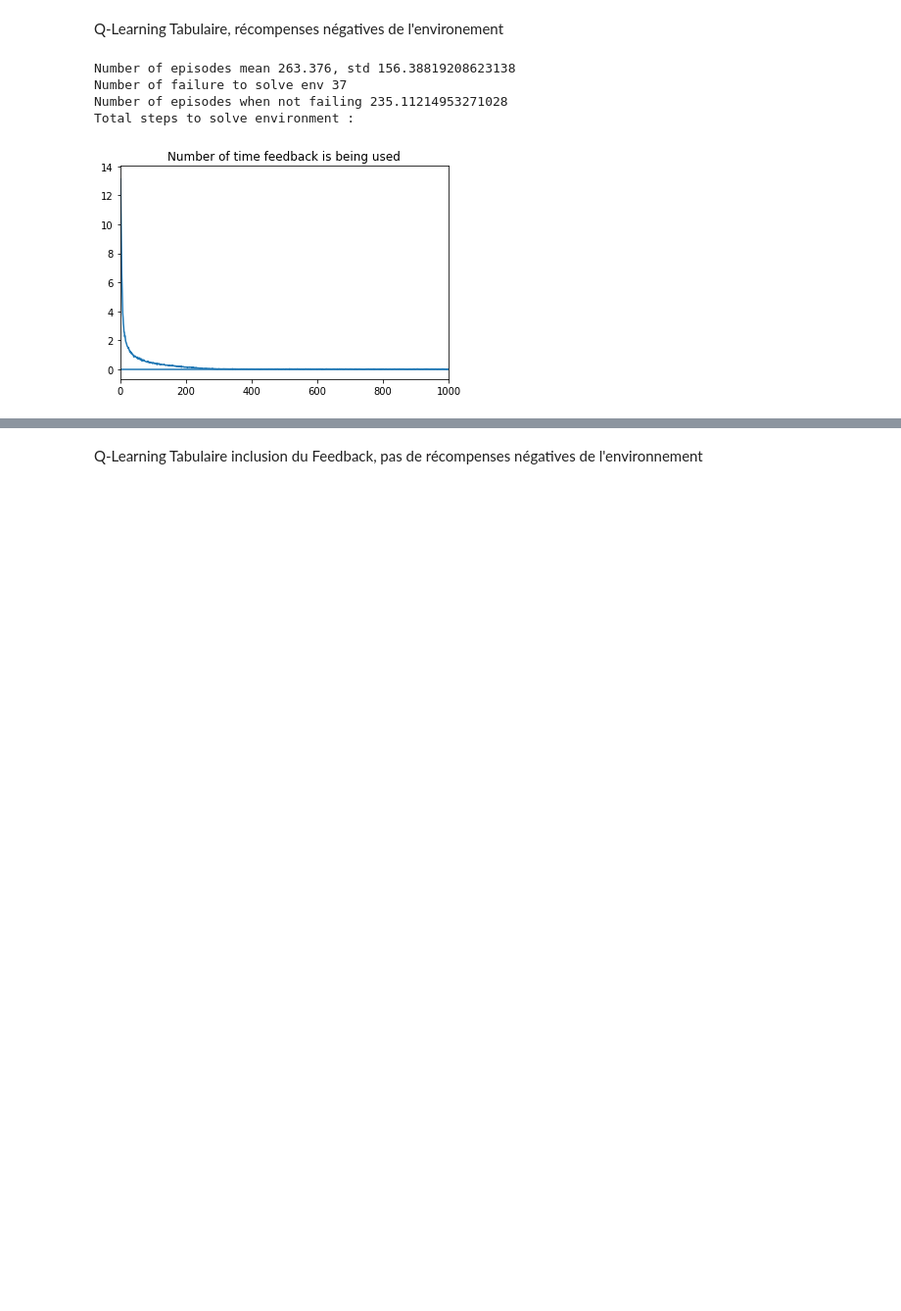
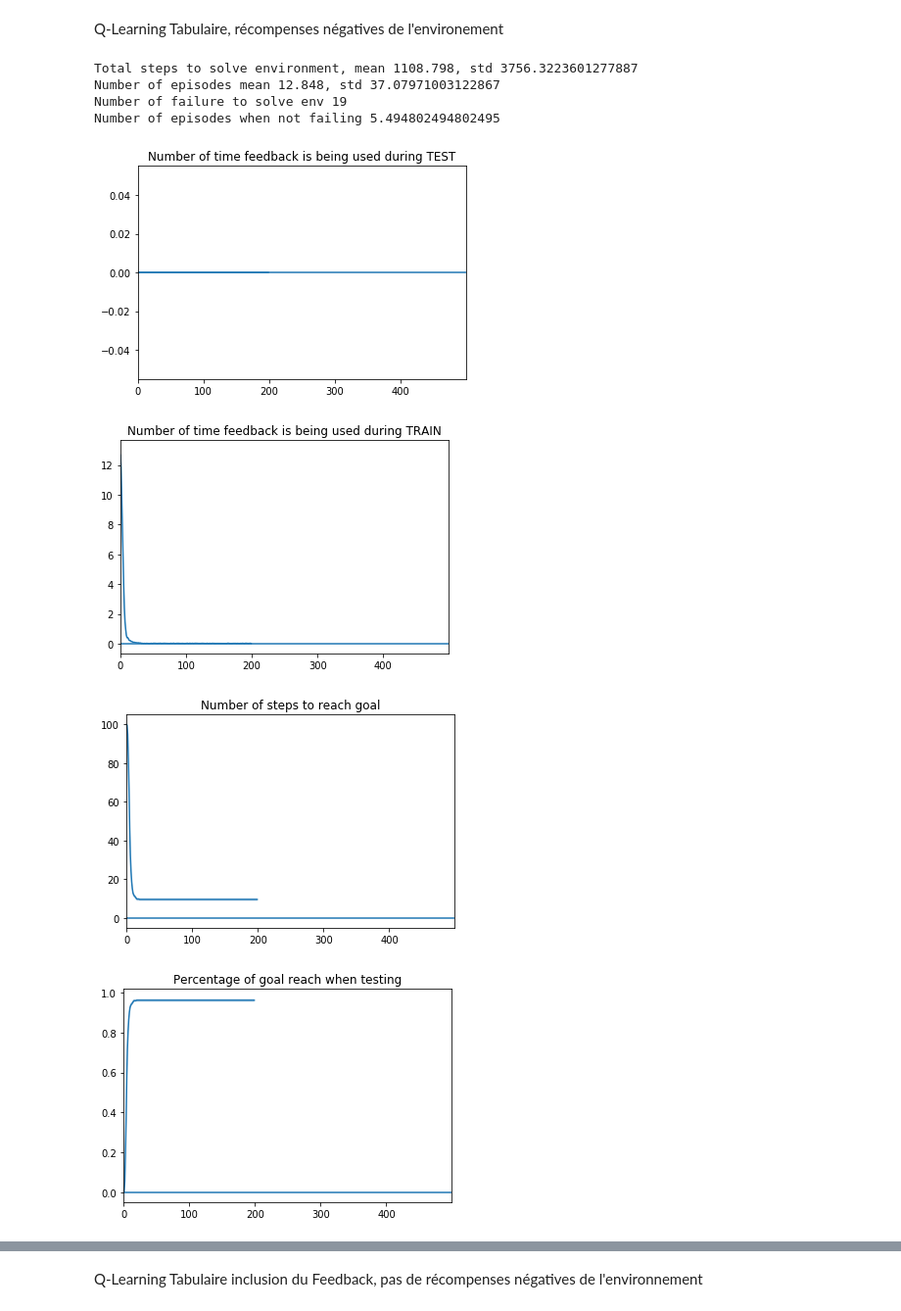
Before and after one commit to Mathieu-Seurin/safe_frozen_lake, a Jupyter notebook: test_safe.ipynb, the cells around one changed output, grey strips where cells are left out. Shown: that part at 98% size. Saved outputs shown, nothing was run; the diff lists cells and outputs as text; code cells hidden in the pictures; blank space fills up the shorter version.

```diff
--- a/test_safe.ipynb
+++ b/test_safe.ipynb
@@ -88,9 +83,12 @@ def run_expe(create_algo, game, max_ep, n_tests=5, percentage_to_success=0.9, ve
     algo = create_algo()
 
     total_training_steps = 0
-    total_feedback_list = []
+    total_feedback_list_train = []
+    total_feedback_list_test = []
     percentage_goal_reach_list = []
     num_steps_list = []
+
+
 
     for ep in range(max_ep):
 
@@ -101,7 +99,7 @@ def run_expe(create_algo, game, max_ep, n_tests=5, percentage_to_success=0.9, ve
         # Init information to save per episode
         cumul_reward = 0
         num_steps_this_ep = 0
-        num_feedback_this_ep = 0
+        feedback_train_this_ep = 0
 
         while not done:
 
@@ -112,19 +110,25 @@ def run_expe(create_algo, game, max_ep, n_tests=5, percentage_to_success=0.9, ve
             cumul_reward += reward
             state = next_state
             num_steps_this_ep += 1
+            feedback_train_this_ep += next_state['gave_feedback']
 
+            # if next_state['gave_feedback']:
+            #     print("fais pas ça petit con")
 
         total_training_steps += num_steps_this_ep
         if reward == 1:
             first_ep_where_goal_is_reached = min(first_ep_where_goal_is_reached, ep)
 
         if verbose:
-            print("End of ep #{:05d} in {:03d} steps, cumul_reward = {}".format(ep,  num_steps_this_ep, cumul_reward))
+            print("End of ep #{:05d} in {:03d} steps, cumul_reward = {}, current_eps = {}".format(
+                    ep,  num_steps_this_ep, cumul_reward, algo.current_eps))
 
+
+        total_feedback_list_train.append(feedback_train_this_ep)
 
         count_optimal_policy, count_goal_reach, n_feedback, num_steps = test_algo(algo, game, repeat=n_tests)
 
-        total_feedback_list.append(n_feedback)
+        total_feedback_list_test.append(n_feedback)
         percentage_goal_reach_list.append(count_goal_reach / n_tests)
         num_steps_list.append(num_steps)
 
@@ -134,9 +138,10 @@ def run_expe(create_algo, game, max_ep, n_tests=5, percentage_to_success=0.9, ve
     run_info = dict()
     run_info['episode_first_success'] = first_ep_where_goal_is_reached
     run_info['last_ep_number'] = ep
-    run_info['last_ep_timestep'] = num_steps_this_ep
+    run_info['final_epsilon'] = algo.current_eps
     run_info['total_training_steps'] = total_training_steps
-    run_info['feedback_number_list'] = total_feedback_list
+    run_info['feedback_number_test_list'] = total_feedback_list_test
+    run_info['feedback_number_train_list'] = total_feedback_list_train
     run_info['num_steps_list'] = num_steps_list
     run_info['percentage_goal_reach_list'] = percentage_goal_reach_list
 
@@ -227,14 +247,28 @@ class TabQLearning(object):
 
         return a
 
+    def choose_action_greedy(self, s):
+        s = s['state']
+        a = np.argmax(self.q_tab[s])
+        return a
+
     def optimize(self, state, a, next_state, r):
         state, next_state = state['state'], next_state['state']
         self.q_tab[state, a] = (1-self.lr)*self.q_tab[state, a] + self.lr*(r + self.gamma*np.max(self.q_tab[next_state]))
 
     def test(self):
-        self.saved_eps = self.current_eps
+        self.saved_eps = copy(self.current_eps)
         self.current_eps = 0
 
     def train(self):
-        self.current_eps = self.saved_eps
+        self.current_eps = copy(self.saved_eps)
         assert self.current_eps != 0, "Failed to save eps"
+
+gamma = 0.99
+expected_exploration_steps = 2000
+
+create_algo = lambda : TabQLearning(16, 4, gamma=gamma,
+                                    lr=0.1, expected_exploration_steps=expected_exploration_steps)
+
+game = FrozenLakeEnvStop(is_slippery=False, reward_when_falling=0)
+run_res = run_expe(create_algo, game, verbose=True, max_ep=200)
@@ -366,15 +397,19 @@ Q-Learning Tabulaire, récompenses négatives de l'environement
 # %%
 gamma = 0.99
 expected_exploration_steps = 3000
 reward_when_falling = -0.1
+lr = 0.7
 
-algo = lambda : TabQLearning(16, 4, gamma=gamma, lr=0.1, expected_exploration_steps=expected_exploration_steps)
+algo = lambda : TabQLearning(16, 4, gamma=gamma, lr=lr, expected_exploration_steps=expected_exploration_steps)
 game = FrozenLakeEnvStop(is_slippery=False, reward_when_falling=reward_when_falling)
 
-run_multiple_expe(algo, game, n_expe=1000)
+res_det_neg_rew = run_multiple_expe(algo, game, n_expe=500, max_ep=200)
 # %% [output]
-Number of episodes mean 263.376, std 156.38819208623138
-Number of failure to solve env 37
-Number of episodes when not failing 235.11214953271028
-Total steps to solve environment :
+Total steps to solve environment, mean 1108.798, std 3756.3223601277887
+Number of episodes mean 12.848, std 37.07971003122867
+Number of failure to solve env 19
+Number of episodes when not failing 5.494802494802495
-[figure, old version]
+[figure, new version]
+[figure, added]
+[figure, added]
+[figure, added]
```
Also changed, not shown: parts of 10 cells of this notebook.
